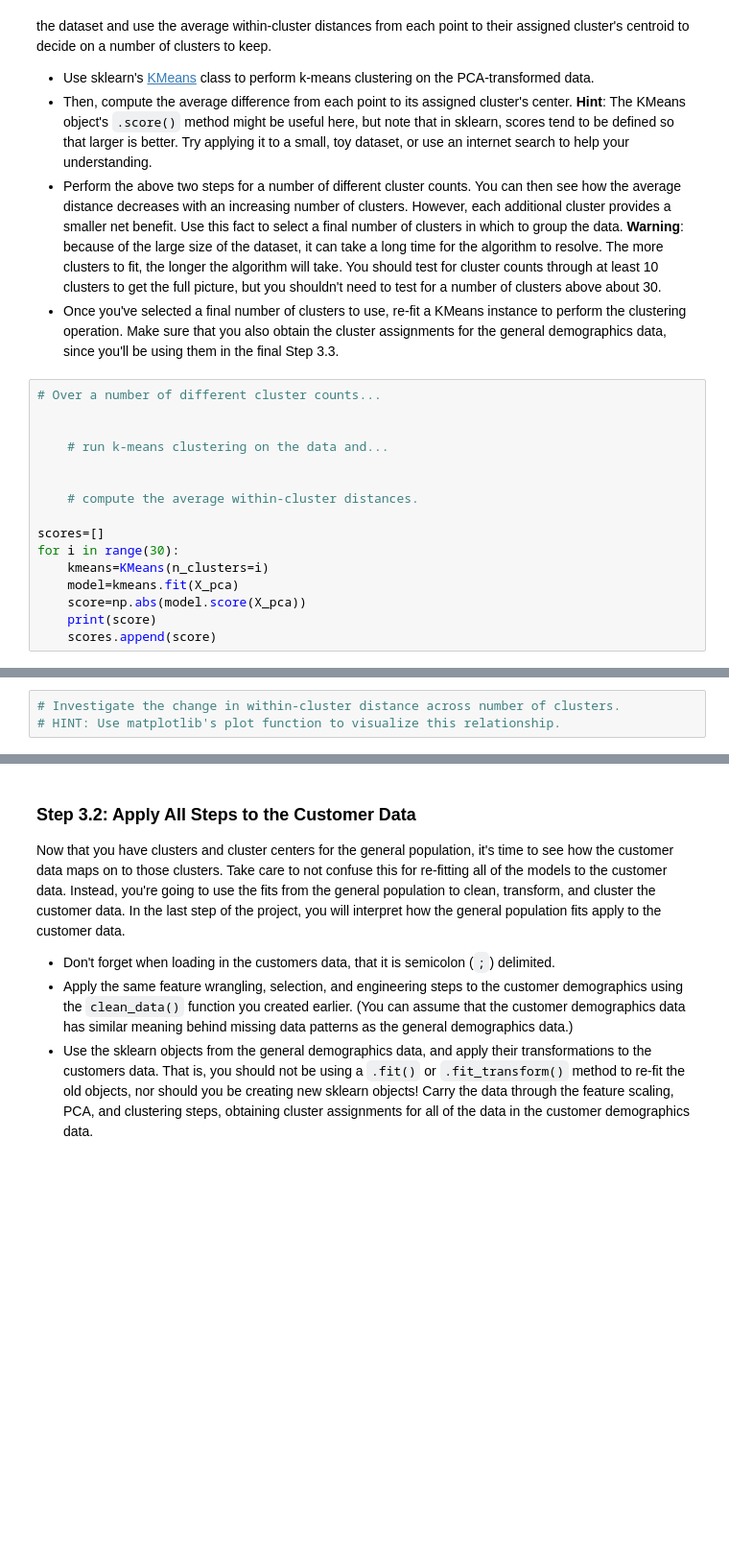
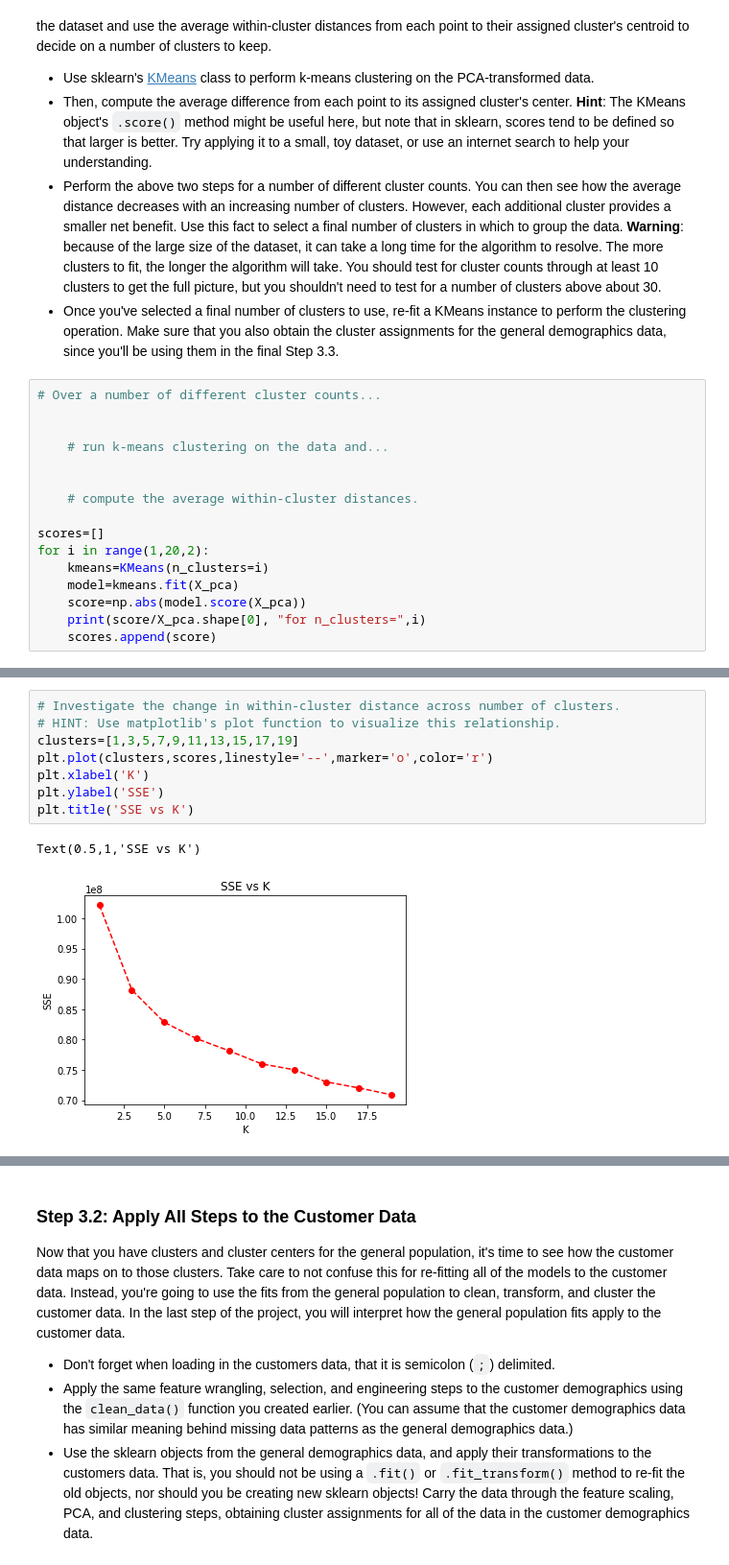
Before and after one commit to ElKokk/Identify-Customer-Segments, a Jupyter notebook: Identify_Customer_Segments.ipynb, the cells around one changed output, grey strips where cells are left out. Shown: that part at 96% size. Drawn from its saved outputs; the diff is of its cells as text; blank space fills up the shorter version.

```diff
--- a/Identify_Customer_Segments.ipynb
+++ b/Identify_Customer_Segments.ipynb
@@ -1117,10 +1250,10 @@ You've assessed and cleaned the demographics data, then scaled and transformed t
     # compute the average within-cluster distances.
 
 scores=[]
-for i in range(30):
+for i in range(1,20,2):
     kmeans=KMeans(n_clusters=i)
     model=kmeans.fit(X_pca)
     score=np.abs(model.score(X_pca))
-    print(score)
+    print(score/X_pca.shape[0], "for n_clusters=",i)
     scores.append(score)
 # %% [output]
@@ -1128,6 +1270,14 @@ OverflowError: cannot convert float infinity to integer
 # %%
 # Investigate the change in within-cluster distance across number of clusters.
 # HINT: Use matplotlib's plot function to visualize this relationship.
+clusters=[1,3,5,7,9,11,13,15,17,19]
+plt.plot(clusters,scores,linestyle='--',marker='o',color='r')
+plt.xlabel('K')
+plt.ylabel('SSE')
+plt.title('SSE vs K')
+# %% [output]
+Text(0.5,1,'SSE vs K')
+[figure, added]
 # %%
 # Re-fit the k-means model with the selected number of clusters and obtain
 # cluster predictions for the general population demographics data.
```
Also changed, not shown: parts of 74 cells of this notebook.
